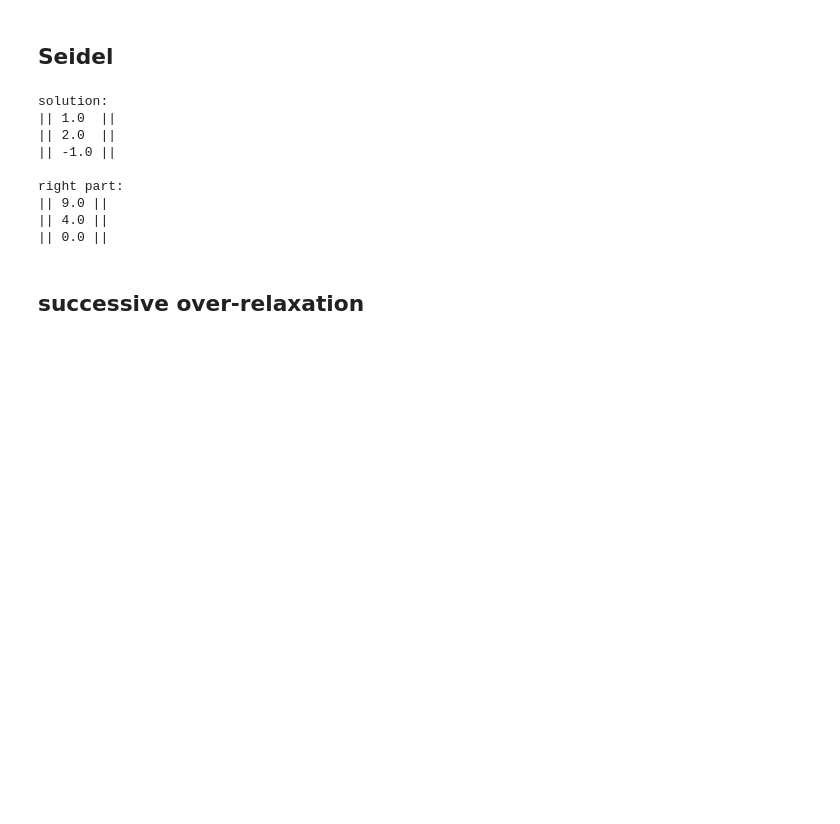
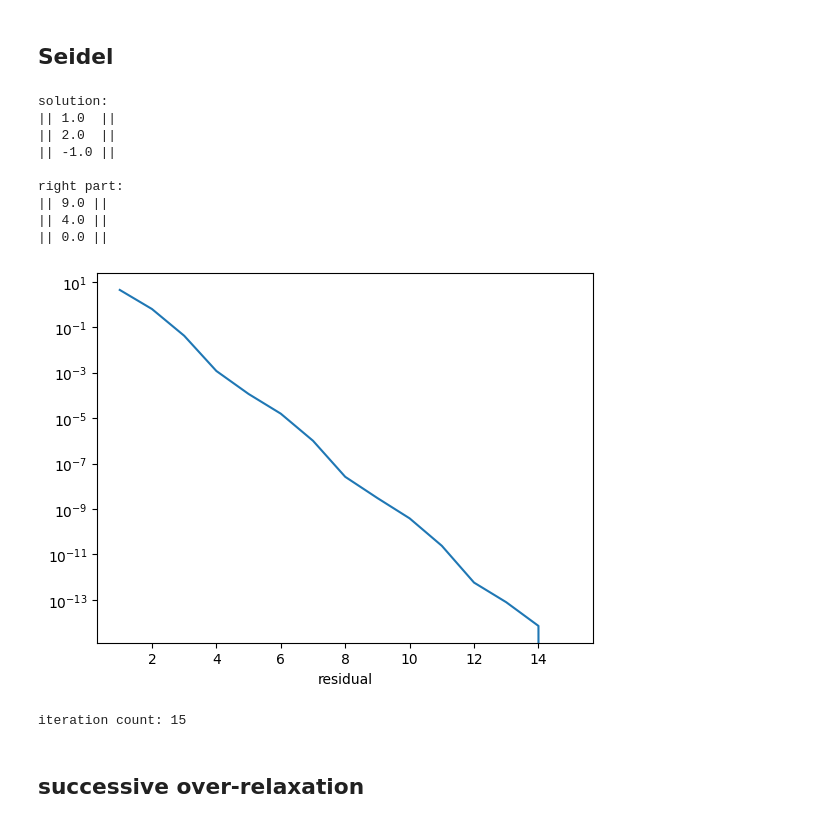
Before and after one commit to VoyakaGOD/computational-mathematics, a Jupyter notebook: linear-system.ipynb, the cells around one changed output. Cells and saved outputs as stored; diff of their text form; code cells hidden in the pictures; blank space fills up the shorter version.

Commit message:
lab 2: plots

```diff
--- a/linear-system.ipynb
+++ b/linear-system.ipynb
@@ -160,3 +162,28 @@ def get_induced_Manhattan_norm(A : Matrix):
+# %%
+from matplotlib import pyplot as plt
+
+plot_x_points = []
+plot_y_points = []
+
+def add_residual_point(x, y):
+    global plot_x_points
+    global plot_y_points
+    plot_x_points += [x]
+    plot_y_points += [y]
+
+def show_residual_plot():
+    global plot_x_points
+    global plot_y_points
+    if(len(plot_x_points) == 0) or (len(plot_x_points) != len(plot_y_points)):
+        return
+    plt.plot(plot_x_points, plot_y_points)
+    plt.xlabel("iteration")
+    plt.xlabel("residual")
+    plt.yscale("log")
+    plt.show()
+    print("iteration count:", len(plot_x_points))
+    plot_x_points.clear()
+    plot_y_points.clear()
 # %% [markdown]
 ## Matrix and other settings
 # %%
@@ -172,6 +199,7 @@ norm = get_Euclidian_norm
 
 def show_result(x : Vector):
     print("solution: ", x, "\nright part:", A*x, sep="\n")
+    show_residual_plot()
 # %% [output]
 |A| = -47
 # %% [markdown]
@@ -299,30 +327,35 @@ right part:
 # %%
 def find_solution_by_Seidel(A : Matrix, f : Vector, x0 : Vector) -> Vector:
     f = A.T() * f
     A = A.T() * A
     n = A.n
     x = x0.copy()
     x_dual = Vector.zeros(n)
+    iteration = 0
     while norm(A * x - f) > eps:
         for i in range(n):
             x_dual[i] = -(sum([A[i, j] * x_dual[j] for j in range(i) if i != j])
                           + sum([A[i, j] * x[j] for j in range(i+1, n) if i != j])
                           - f[i]) / A[i, i]
         x, x_dual = x_dual, x
+        iteration += 1
+        add_residual_point(iteration, norm(A * x - f))
     return x
 
 x = find_solution_by_Seidel(A, f, Vector.zeros(A.n))
 show_result(x)
 # %% [output]
 solution:
 || 1.0  ||
 || 2.0  ||
 || -1.0 ||
 
 right part:
 || 9.0 ||
 || 4.0 ||
 || 0.0 ||
+[figure, added]
+iteration count: 15
 # %% [markdown]
 ## successive over-relaxation
 # %%
```
Also changed, not shown: parts of 8 cells of this notebook.
